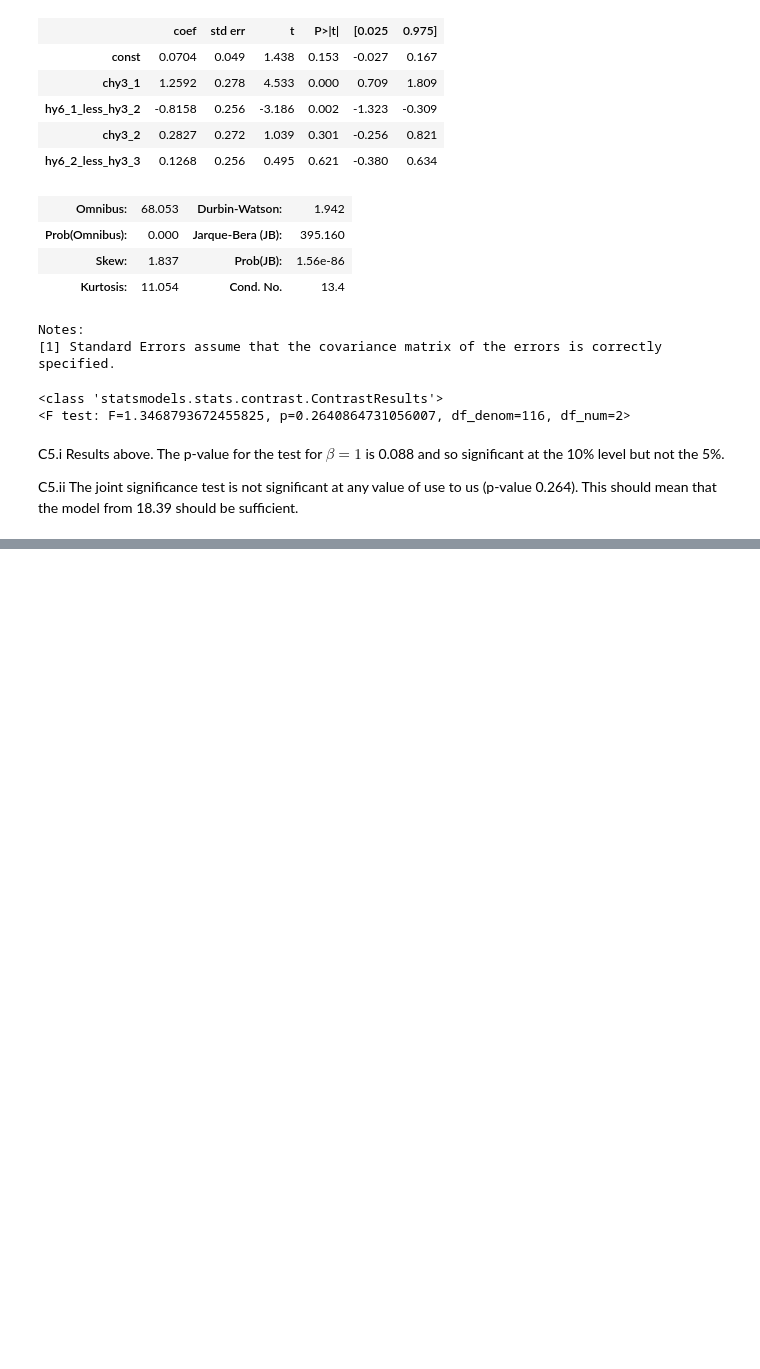
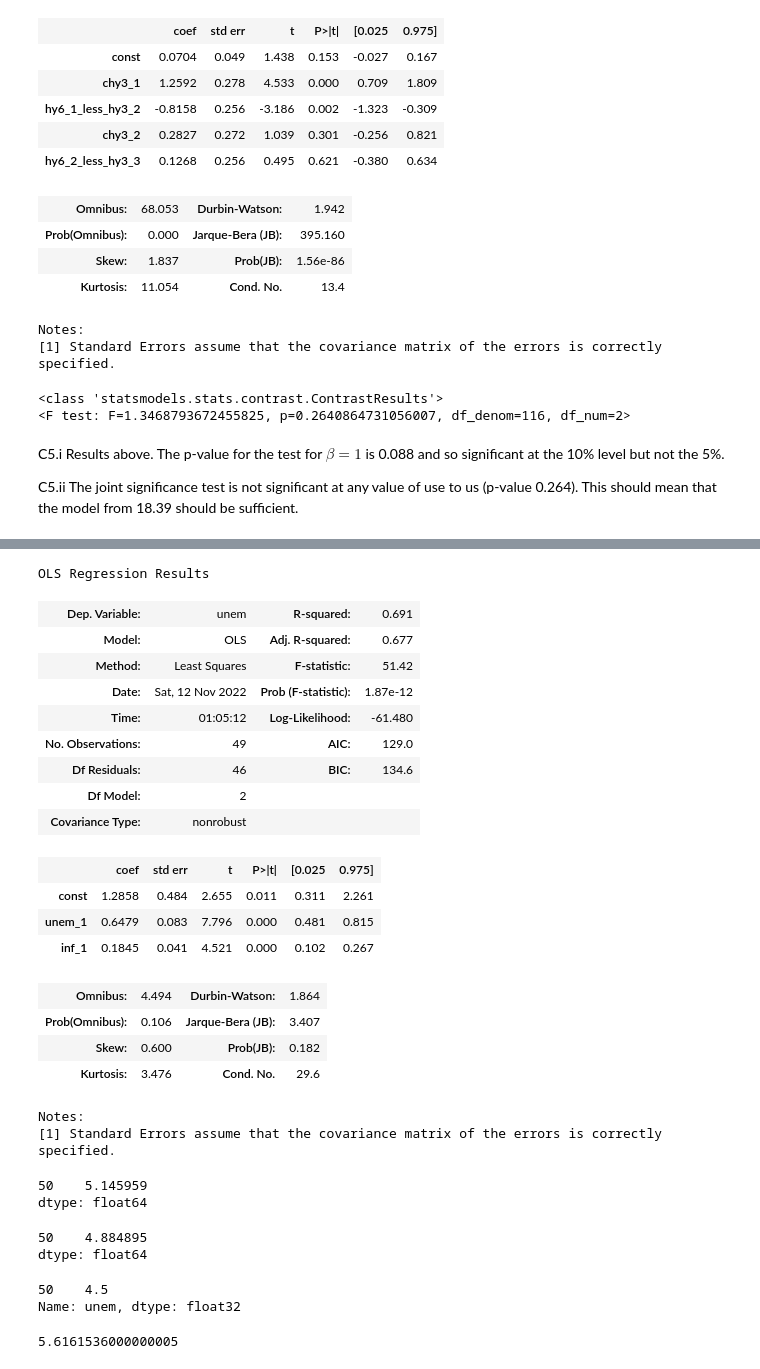
Before and after one commit to systemchalk/wooldridge_workbook, a Jupyter notebook: ch18.ipynb, the cells around one changed output, grey strips where cells are left out. Cells and saved outputs as stored; diff of their text form; code cells hidden in the pictures; blank space fills up the shorter version.

```diff
--- a/ch18.ipynb
+++ b/ch18.ipynb
@@ -334,0 +362,48 @@ C5.ii The joint significance test is not significant at any value of use to us (
+# %%
+X = sm.add_constant(phil_1997[["unem_1", "inf_1"]])
+model_lag_inf = sm.OLS(phil_1997.unem, X, missing="drop").fit()
+model_lag_inf.summary()
+# %% [output]
+OLS Regression Results
+| Dep. Variable: | unem | R-squared: | 0.691 |
+| Model: | OLS | Adj. R-squared: | 0.677 |
+| Method: | Least Squares | F-statistic: | 51.42 |
+| Date: | Sat, 12 Nov 2022 | Prob (F-statistic): | 1.87e-12 |
+| Time: | 01:05:12 | Log-Likelihood: | -61.480 |
+| No. Observations: | 49 | AIC: | 129.0 |
+| Df Residuals: | 46 | BIC: | 134.6 |
+| Df Model: | 2 |  |  |
+| Covariance Type: | nonrobust |  |  |
+|  | coef | std err | t | P>|t| | [0.025 | 0.975] |
+| const | 1.2858 | 0.484 | 2.655 | 0.011 | 0.311 | 2.261 |
+| unem_1 | 0.6479 | 0.083 | 7.796 | 0.000 | 0.481 | 0.815 |
+| inf_1 | 0.1845 | 0.041 | 4.521 | 0.000 | 0.102 | 0.267 |
+| Omnibus: | 4.494 | Durbin-Watson: | 1.864 |
+| Prob(Omnibus): | 0.106 | Jarque-Bera (JB): | 3.407 |
+| Skew: | 0.600 | Prob(JB): | 0.182 |
+| Kurtosis: | 3.476 | Cond. No. | 29.6 |
+Notes:
+[1] Standard Errors assume that the covariance matrix of the errors is correctly specified.
+# %%
+X_1998 = sm.add_constant(phillips).loc[phillips.year == 1998, ["const", "unem_1", "inf_1"]]
+model_lag.predict(X_1998[["const", "unem_1"]])
+# %% [output]
+50    5.145959
+dtype: float64
+# %%
+model_lag_inf.predict(X_1998[["const", "unem_1", "inf_1"]])
+# %% [output]
+50    4.884895
+dtype: float64
+# %%
+phillips.loc[phillips.year == 1998, "unem"]
+# %% [output]
+50    4.5
+Name: unem, dtype: float32
+# %%
+alpha_hat = 1.572
+rho_hat = 0.732
+forecast = (1 + rho_hat) * alpha_hat + (rho_hat**2) * 5.4
+forecast
+# %% [output]
+5.6161536000000005
```
Also changed, not shown: parts of 11 cells of this notebook.
